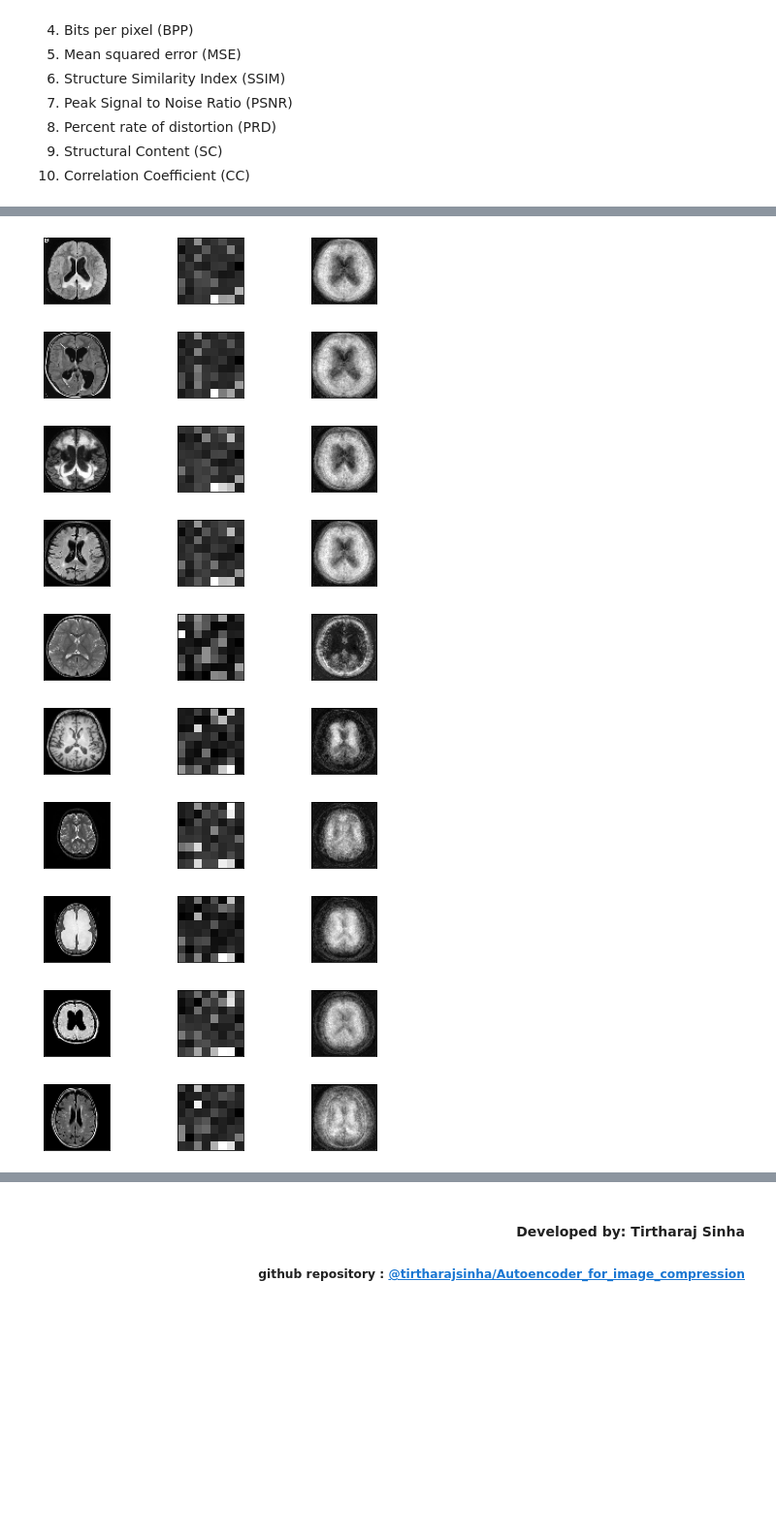
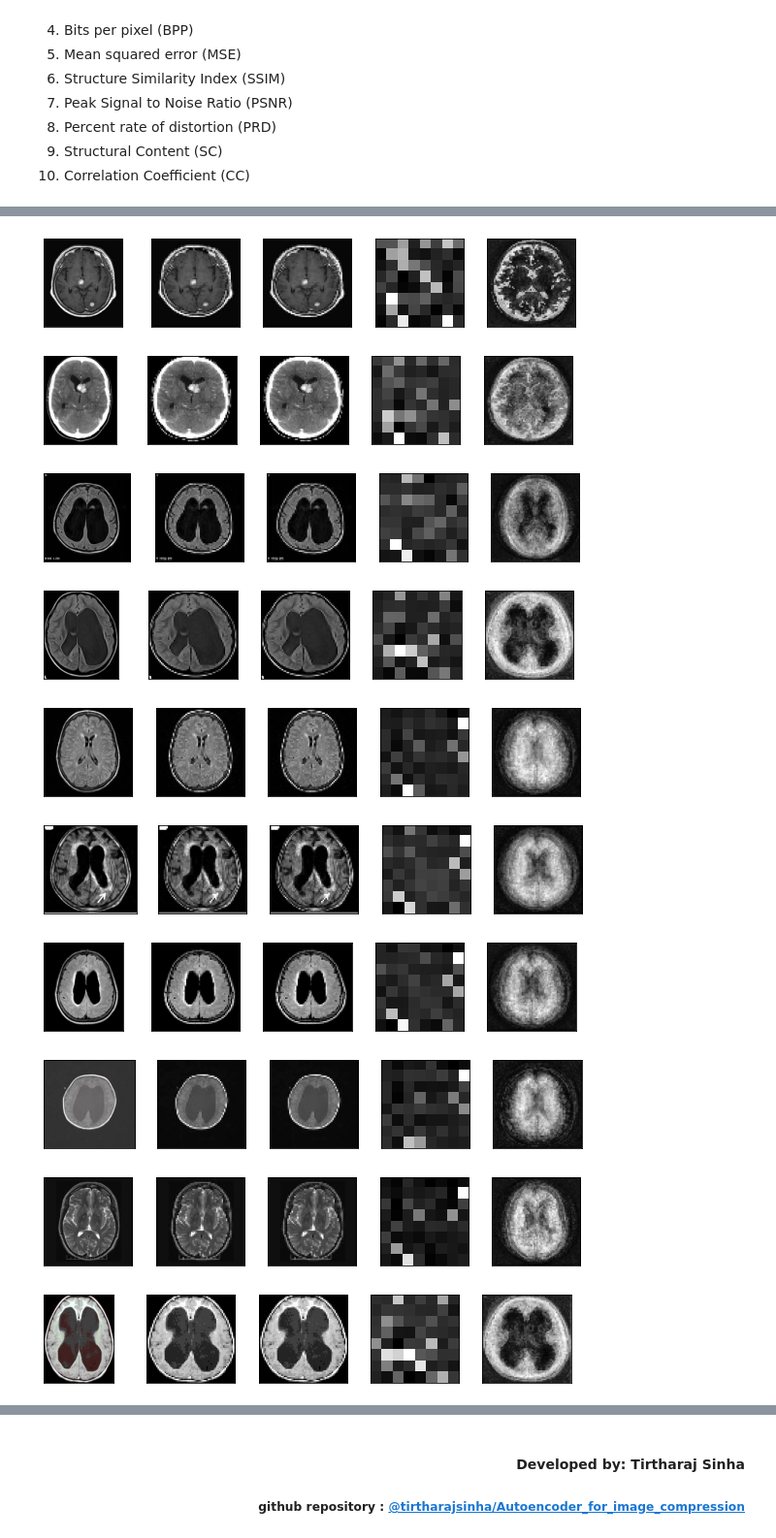
Before and after one commit to tirtharajsinha/Autoencoder_for_image_compression, a Jupyter notebook: Autoencoder.V.2 for image compression using Deep learning.ipynb, the cells around one changed output, grey strips where cells are left out. Shown at 97% size. Drawn from its saved outputs; the diff is of its cells as text; code cells hidden in the pictures; blank space fills up the shorter version.

Commit message:
updated the result visualization, generated comparison graph

```diff
--- a/Autoencoder.V.2 for image compression using Deep learning.ipynb
+++ b/Autoencoder.V.2 for image compression using Deep learning.ipynb
@@ -521,6 +546,7 @@ decoded_images = decoder.predict(encoded_images)
 execution_time=time.time() - start_time
 decode_time=execution_time-encode_time
 
+x_test_org=np.array([orgdata[i] for i in x_test_index])
 
 # decoder original image resolution
 org_res=(decoded_images.shape[0], 64, 64)
@@ -663,7 +695,7 @@ def MSE(imageA, imageB):
     # sum of the squared difference between the two images;
 
     err = np.sum((imageA.astype("float") - imageB.astype("float")) ** 2)
-    err /= float(imageA.shape[0] * imageA.shape[1])
+    err /= float(imageA.shape[0] * imageA.shape[1])*1000
     return round(err,3)
 
 
@@ -743,29 +775,48 @@ Structural content of original and decompressed image : 0.011
 Correlation Coefficient (CC) of original and decompressed image : 0.0004
 # %%
-def performance_monitor(x_test_org,encoded_samples,decoded_images_orig,num_images_to_show = 5):
+def performance_monitor(x_test_org,encoded_samples,decoded_images_orig,rawdata,x_test_index,num_images_to_show = 5):
     # comparing some more images between original and decode image.
     performance=[]
 
     if num_images_to_show==-1 or num_images_to_show>=x_test_org.shape[0]:
         num_images_to_show=x_test_org.shape[0]
 
-    suffled_index=random.sample(range(0,x_test_org.shape[0]), num_images_to_show)
+#     suffled_index=random.sample(range(0,x_test_org.shape[0]), num_images_to_show)
 
-    columns =['Id', 'encoded image size (bits)', 'original image size (bits)',"compression ratio","BPP","space saving","MSE","SSIM","PSNR","PRD","SC","CC"]
+    columns =['Id','target', 'encoded image size (bits)', 'original image size (bits)',"compression ratio","BPP","space saving","MSE","SSIM","PSNR","PRD","SC","CC"]
 
-    for im_ind,rand_ind in enumerate(suffled_index):
-        plot_ind = im_ind*3 + 1
+    for rand_ind,_ in enumerate(x_test_org):
+        plot_ind = rand_ind*5 + 1
         original_sample=x_test_org[rand_ind]
-        plt.figure(figsize=(7, round(num_images_to_show*1.5)))
-        plt.subplot(num_images_to_show, 3, plot_ind)
+
+        plt.figure(figsize=(10, round(num_images_to_show*2)))
+
+        plt.subplot(num_images_to_show, 5, plot_ind)
+        plt.imshow(rawdata[x_test_index[rand_ind]], cmap="gray")
+        plt.tick_params(axis="both", which="both",
+                top=False,bottom=False,left=False,right=False,
+                labelbottom=False,labeltop=False,labelleft=False,
+                labelright=False)
+
+        plt.subplot(num_images_to_show, 5, plot_ind+1)
         plt.imshow(original_sample, cmap="gray")
         plt.tick_params(axis="both", which="both",
                 top=False,bottom=False,left=False,right=False,
                 labelbottom=False,labeltop=False,labelleft=False,
                 labelright=False)
-        plt.subplot(num_images_to_show, 3, plot_ind+1)
 
 
+
+        plt.subplot(num_images_to_show, 5, plot_ind+2)
+        plt.imshow(original_sample, cmap="gray")
+        plt.tick_params(axis="both", which="both",
+                top=False,bottom=False,left=False,right=False,
+                labelbottom=False,labeltop=False,labelleft=False,
+                labelright=False)
+
+
+
+        plt.subplot(num_images_to_show, 5, plot_ind+3)
         encoded_sample = encoded_samples[rand_ind]
         plt.imshow(encoded_sample, cmap="gray")
         plt.tick_params(axis="both", which="both",
@@ -775,7 +826,7 @@ def performance_monitor(x_test_org,encoded_samples,decoded_images_orig,num_image
 
         decoded_sample=decoded_images_orig[rand_ind]
         # Clipping data to the valid range for imshow with RGB data ([0..1]
-        plt.subplot(num_images_to_show, 3, plot_ind+2)
+        plt.subplot(num_images_to_show, 5, plot_ind+4)
         plt.imshow(decoded_sample,cmap="gray")
         plt.tick_params(axis="both", which="both",
                 top=False,bottom=False,left=False,right=False,
@@ -790,7 +841,7 @@ def performance_monitor(x_test_org,encoded_samples,decoded_images_orig,num_image
         cc=correlation_coeff(original_sample,decoded_sample)
 
 
-        performance.append([rand_ind+1,size_bits_comp,size_bits_org,comp_ratio,BPP,space_saving,mse,ssim,psnr,prd,sc,cc])
+        performance.append([x_test_index[rand_ind],target[x_test_index[rand_ind]],size_bits_comp,size_bits_org,comp_ratio,BPP,space_saving,mse,ssim,psnr,prd,sc,cc])
 
     plt.figure()
     plt.scatter(encoded_images[:, 0], encoded_images[:, 1])
@@ -800,15 +851,15 @@ def performance_monitor(x_test_org,encoded_samples,decoded_images_orig,num_image
     return table
 # %%
 num_images_to_show=-1
-table=performance_monitor(x_test_org,encoded_samples,decoded_images_orig,num_images_to_show)
+table=performance_monitor(x_test_org,encoded_samples,decoded_images_orig,rawdata,x_test_index,num_images_to_show)
 # %% [output]
-[figure, old version]
+[figure, new version]
-[figure, old version]
+[figure, new version]
-[figure, old version]
+[figure, new version]
-[figure, old version]
+[figure, new version]
-[figure, old version]
+[figure, new version]
-[figure, old version]
+[figure, new version]
-[figure, old version]
+[figure, new version]
-[figure, old version]
+[figure, new version]
-[figure, old version]
+[figure, new version]
-[figure, old version]
+[figure, new version]
```
Also changed, not shown: parts of 21 cells of this notebook, 9 other files.
